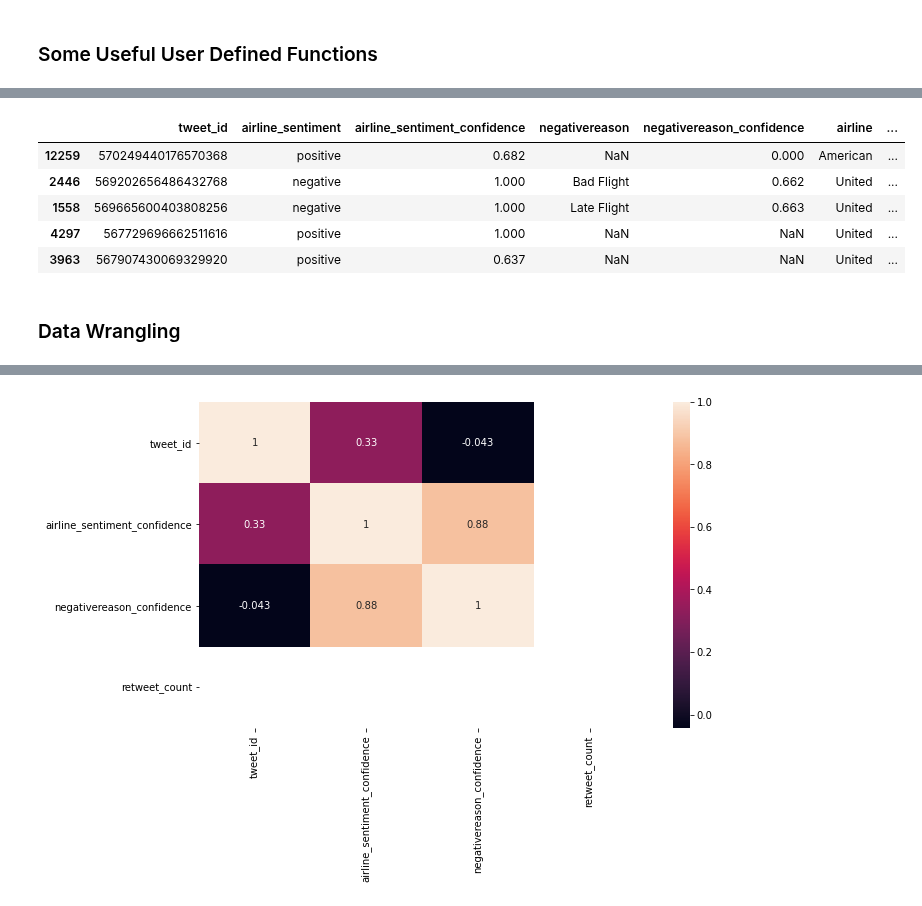
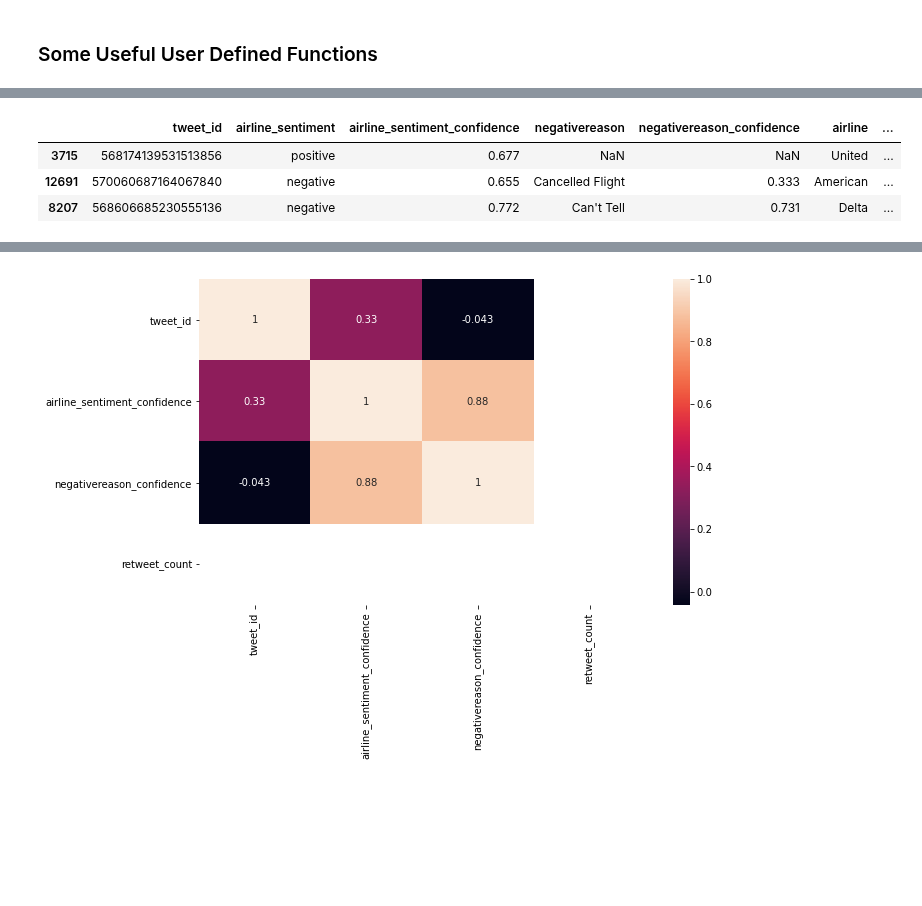
Before and after one commit to KdrDrn/04_PROJECTS, a Jupyter notebook: 21_Kaggle_NLP_Airline_Tweets_sentiment_Analysis/Kaggle_NLP_Airline_Tweets_Sentiment_Analysis.ipynb, the cells around one changed output, grey strips where cells are left out. Saved outputs shown, nothing was run; the diff lists cells and outputs as text; code cells hidden in the pictures; blank space fills up the shorter version.

```diff
--- a/21_Kaggle_NLP_Airline_Tweets_sentiment_Analysis/Kaggle_NLP_Airline_Tweets_Sentiment_Analysis.ipynb
+++ b/21_Kaggle_NLP_Airline_Tweets_sentiment_Analysis/Kaggle_NLP_Airline_Tweets_Sentiment_Analysis.ipynb
@@ -203,13 +199,9 @@ df.tail()
 | 14638 | 569587188687634433 | negative | 1.000 | Customer Service Issue | 0.666 | American | ... |
 | 14639 | 569587140490866689 | neutral | 0.677 | NaN | 0.000 | American | ... |
 # %%
-df.sample(5)
+df.sample(3)
 # %% [output]
 |  | tweet_id | airline_sentiment | airline_sentiment_confidence | negativereason | negativereason_confidence | airline | ... |
-| 12259 | 570249440176570368 | positive | 0.682 | NaN | 0.000 | American | ... |
-| 2446 | 569202656486432768 | negative | 1.000 | Bad Flight | 0.662 | United | ... |
-| 1558 | 569665600403808256 | negative | 1.000 | Late Flight | 0.663 | United | ... |
-| 4297 | 567729696662511616 | positive | 1.000 | NaN | NaN | United | ... |
-| 3963 | 567907430069329920 | positive | 0.637 | NaN | NaN | United | ... |
+| 3715 | 568174139531513856 | positive | 0.677 | NaN | NaN | United | ... |
+| 12691 | 570060687164067840 | negative | 0.655 | Cancelled Flight | 0.333 | American | ... |
+| 8207 | 568606685230555136 | negative | 0.772 | Can't Tell | 0.731 | Delta | ... |
-# %% [markdown]
-### Data Wrangling
```
Also changed, not shown: parts of 15 cells of this notebook.
